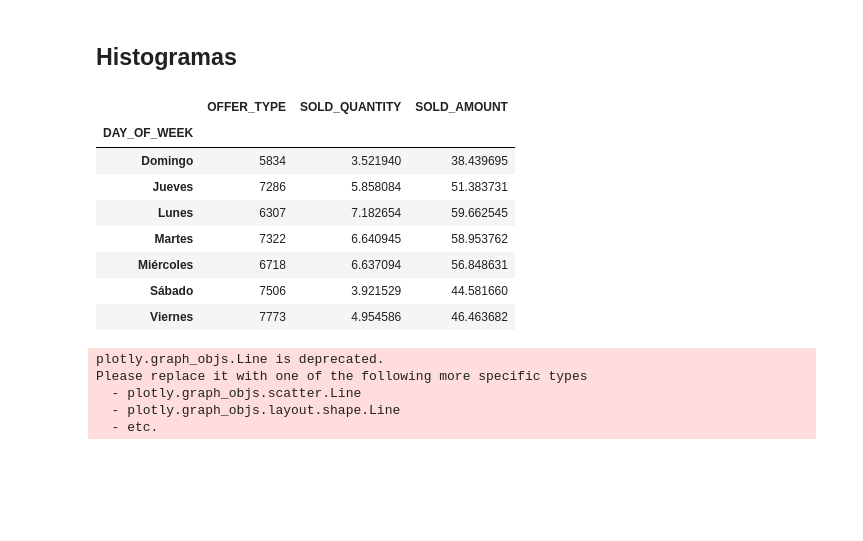
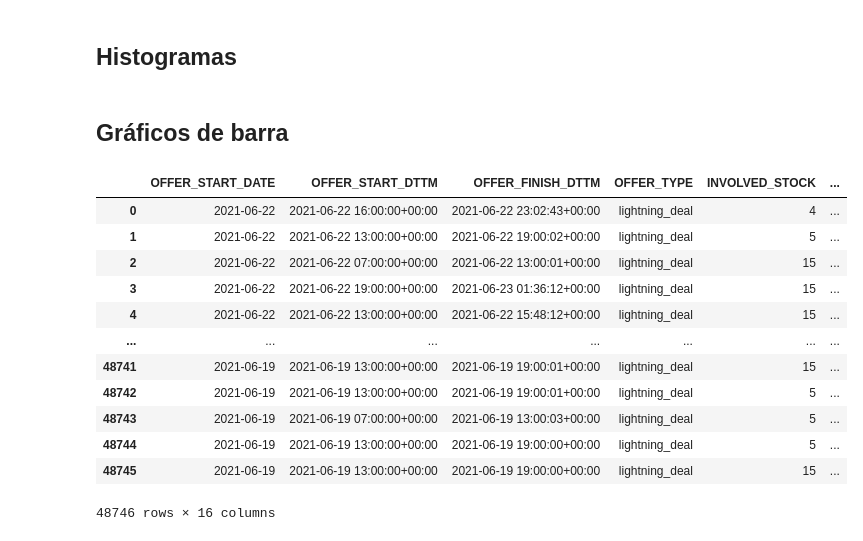
Before and after one commit to juanpablosalas/prueba-meli, a Jupyter notebook: scripts/2. Ofertas Relampagos.ipynb, the cells around one changed output. Saved outputs shown, nothing was run; the diff lists cells and outputs as text; code cells hidden in the pictures; blank space fills up the shorter version.

Commit message:
EDA done, comments and graph cleaning pending

```diff
--- a/scripts/2. Ofertas Relampagos.ipynb
+++ b/scripts/2. Ofertas Relampagos.ipynb
@@ -21,6 +23,9 @@ ofertas_relampagos_df = pd.read_csv('../data/ofertas_relampago.csv')
 ofertas_relampagos_df.OFFER_START_DATE = pd.to_datetime(ofertas_relampagos_df.OFFER_START_DATE)
 ofertas_relampagos_df.OFFER_START_DTTM = pd.to_datetime(ofertas_relampagos_df.OFFER_START_DTTM)
 ofertas_relampagos_df.OFFER_FINISH_DTTM = pd.to_datetime(ofertas_relampagos_df.OFFER_FINISH_DTTM)
+# %%
+ofertas_relampagos_df.SOLD_QUANTITY = ofertas_relampagos_df.SOLD_QUANTITY.fillna(0)
+ofertas_relampagos_df.loc[ofertas_relampagos_df.SOLD_QUANTITY==0,'SOLD_AMOUNT'] = 0
 # %%
 ofertas_relampagos_df['SOLD_QUANTITY'] = ofertas_relampagos_df['SOLD_QUANTITY'].fillna(ofertas_relampagos_df.INVOLVED_STOCK-ofertas_relampagos_df.REMAINING_STOCK_AFTER_END)
 # %%
@@ -42,12 +47,10 @@ ofertas_relampagos_df.sample(10)
 # %%
 ofertas_relampagos_df['DURATION_HRS']=((ofertas_relampagos_df.OFFER_FINISH_DTTM-ofertas_relampagos_df.OFFER_START_DTTM).dt.seconds/3600).astype(int)
 ofertas_relampagos_df['DAY_OF_WEEK']=ofertas_relampagos_df.OFFER_START_DATE.dt.day_of_week.replace({0:'Lunes',1:'Martes',2:'Miércoles',3:'Jueves',4:'Viernes',5:'Sábado',6:'Domingo'})
-# %%
-ofertas_relampagos_df['PRICE_PER_UNIT']=np.round(ofertas_relampagos_df.SOLD_AMOUNT/ofertas_relampagos_df.SOLD_QUANTITY,2)
-mean_price_per_unit = ofertas_relampagos_df.groupby('DOM_DOMAIN_AGG1')['PRICE_PER_UNIT'].transform('mean')
-ofertas_relampagos_df['PRICE_PER_UNIT'] = ofertas_relampagos_df['PRICE_PER_UNIT'].fillna(mean_price_per_unit)
-ofertas_relampagos_df['PRICE_PER_UNIT'] = ofertas_relampagos_df['PRICE_PER_UNIT'].fillna(ofertas_relampagos_df['PRICE_PER_UNIT'].median())
-ofertas_relampagos_df['PRICE_PER_UNIT'] = np.round(ofertas_relampagos_df['PRICE_PER_UNIT'],2)
+# %%
+ofertas_relampagos_df['PRICE_PER_UNIT'] = 0.0
+ofertas_relampagos_df.loc[ofertas_relampagos_df.SOLD_QUANTITY>0,'PRICE_PER_UNIT'] = ofertas_relampagos_df.loc[ofertas_relampagos_df.SOLD_QUANTITY>0,'SOLD_AMOUNT']/ofertas_relampagos_df.loc[ofertas_relampagos_df.SOLD_QUANTITY>0,'SOLD_QUANTITY']
+ofertas_relampagos_df['PRICE_PER_UNIT'] = np.round(ofertas_relampagos_df['PRICE_PER_UNIT'],2)
 # %%
 ofertas_relampagos_df.head()
 # %% [output]
@@ -88,27 +91,12 @@ duracion_hrs =ofertas_relampagos_df.loc[:,'DURATION_HRS']
 duracion_hrs = duracion_hrs.rename('Duración')
 fig = go.Figure(data=go.Histogram(x=duracion_hrs,marker_color='#2e3273',nbinsx=10))
 fig.update_layout(title_text='Histograma de duración de ofertas', title_x=0.5,width=800,height=600,xaxis_title='Duración (hrs)',yaxis_title='Frecuencia')
-# %%
-dia_semana
-# %% [output]
-|  | OFFER_TYPE | SOLD_QUANTITY | SOLD_AMOUNT |
-| DAY_OF_WEEK |  |  |  |
-| Domingo | 5834 | 3.521940 | 38.439695 |
-| Jueves | 7286 | 5.858084 | 51.383731 |
-| Lunes | 6307 | 7.182654 | 59.662545 |
-| Martes | 7322 | 6.640945 | 58.953762 |
-| Miércoles | 6718 | 6.637094 | 56.848631 |
-| Sábado | 7506 | 3.921529 | 44.581660 |
-| Viernes | 7773 | 4.954586 | 46.463682 |
+# %% [markdown]
+## Gráficos de barra
 # %%
 dia_semana = ofertas_relampagos_df.groupby('DAY_OF_WEEK').agg({'OFFER_TYPE':'count','SOLD_QUANTITY':'mean','SOLD_AMOUNT':'mean'})
-fig = go.Figure()
-fig.add_trace(go.Bar(x=dia_semana.index,y=dia_semana['OFFER_TYPE'],marker_color='#2e3273'))
-fig.add_trace(go.Line(x=dia_semana.index,y=dia_semana['SOLD_AMOUNT'],marker_color='##fbe74d'))
+dia_semana = dia_semana.loc[['Lunes','Martes','Miércoles','Jueves','Viernes','Sábado','Domingo']]
+fig =  make_subplots(specs=[[{"secondary_y": True}]])
+fig.add_trace(go.Bar(x=dia_semana.index,y=dia_semana['OFFER_TYPE'],marker_color='#2e3273',name='Ofertas totales'))
+fig.add_trace(go.Scatter(x=dia_semana.index,y=dia_semana['SOLD_AMOUNT'],marker_color='#fbe74d',name='Precio unitario promedio'),secondary_y=True)
 fig.update_layout(title_text='Número de ofertas por día de la semana', title_x=0.5,width=800,height=600,xaxis_title='Día',yaxis_title='Cantidad de ofertas')
-# %% [output]
-plotly.graph_objs.Line is deprecated.
-Please replace it with one of the following more specific types
-  - plotly.graph_objs.scatter.Line
-  - plotly.graph_objs.layout.shape.Line
-  - etc.
@@ -114,0 +117,16 @@ Please replace it with one of the following more specific types
+# %%
+ofertas_relampagos_df
+# %% [output]
+|  | OFFER_START_DATE | OFFER_START_DTTM | OFFER_FINISH_DTTM | OFFER_TYPE | INVOLVED_STOCK | ... |
+| 0 | 2021-06-22 | 2021-06-22 16:00:00+00:00 | 2021-06-22 23:02:43+00:00 | lightning_deal | 4 | ... |
+| 1 | 2021-06-22 | 2021-06-22 13:00:00+00:00 | 2021-06-22 19:00:02+00:00 | lightning_deal | 5 | ... |
+| 2 | 2021-06-22 | 2021-06-22 07:00:00+00:00 | 2021-06-22 13:00:01+00:00 | lightning_deal | 15 | ... |
+| 3 | 2021-06-22 | 2021-06-22 19:00:00+00:00 | 2021-06-23 01:36:12+00:00 | lightning_deal | 15 | ... |
+| 4 | 2021-06-22 | 2021-06-22 13:00:00+00:00 | 2021-06-22 15:48:12+00:00 | lightning_deal | 15 | ... |
+| ... | ... | ... | ... | ... | ... | ... |
+| 48741 | 2021-06-19 | 2021-06-19 13:00:00+00:00 | 2021-06-19 19:00:01+00:00 | lightning_deal | 15 | ... |
+| 48742 | 2021-06-19 | 2021-06-19 13:00:00+00:00 | 2021-06-19 19:00:01+00:00 | lightning_deal | 5 | ... |
+| 48743 | 2021-06-19 | 2021-06-19 07:00:00+00:00 | 2021-06-19 13:00:03+00:00 | lightning_deal | 5 | ... |
+| 48744 | 2021-06-19 | 2021-06-19 13:00:00+00:00 | 2021-06-19 19:00:00+00:00 | lightning_deal | 5 | ... |
+| 48745 | 2021-06-19 | 2021-06-19 13:00:00+00:00 | 2021-06-19 19:00:00+00:00 | lightning_deal | 15 | ... |
+48746 rows × 16 columns
```
Also changed, not shown: parts of 7 cells of this notebook.
